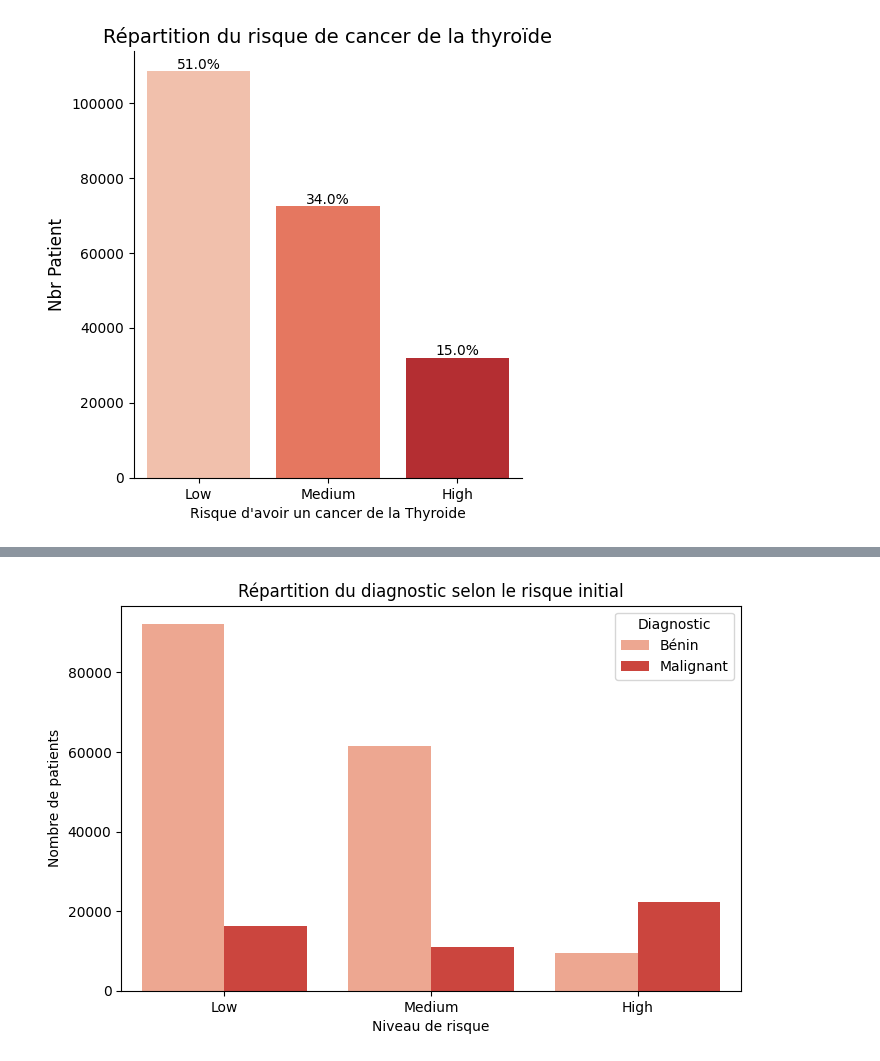
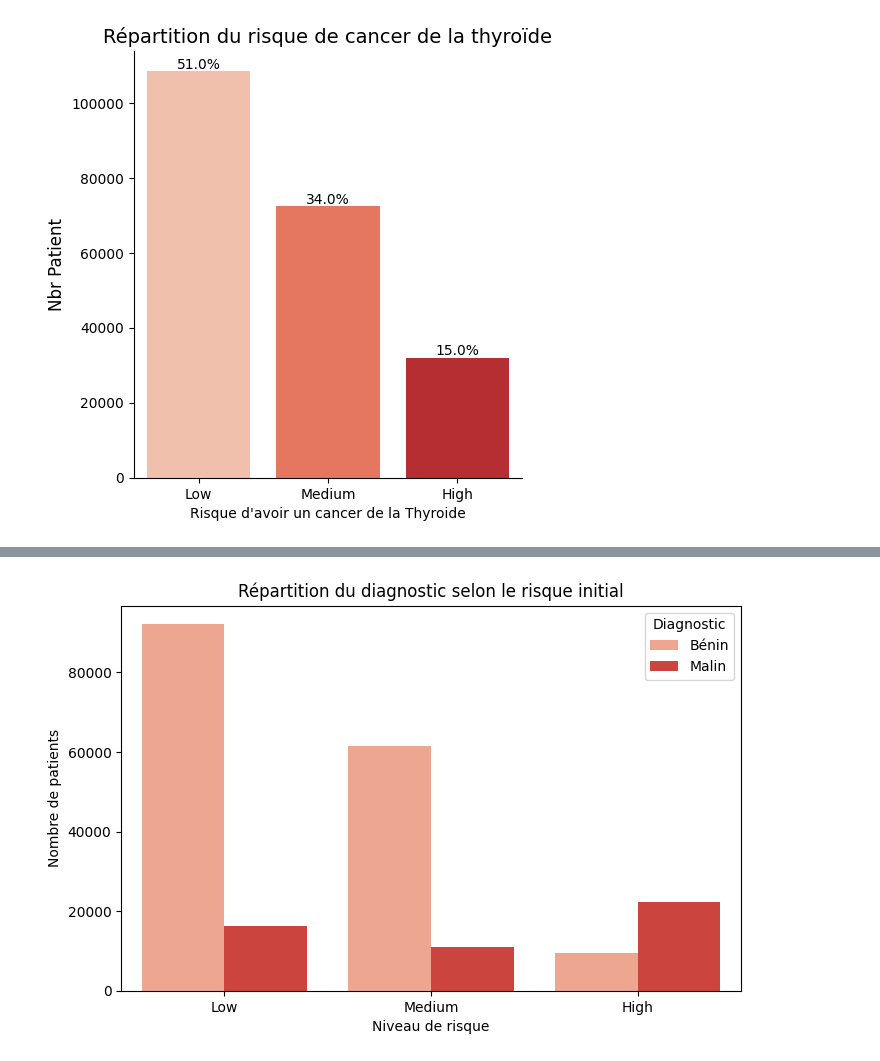
Before and after one commit to Death4Sword/ML_Cancer_Risk_Project, a Jupyter notebook: analyse_exploratoire.ipynb, the cells around one changed output, grey strips where cells are left out. Saved outputs shown, nothing was run; the diff lists cells and outputs as text; code cells hidden in the pictures.

```diff
--- a/analyse_exploratoire.ipynb
+++ b/analyse_exploratoire.ipynb
@@ -179,23 +205,0 @@ plt.show()
-# %%
-risk_factors = ['Family_History', 'Radiation_Exposure', 'Iodine_Deficiency',
-                'Smoking', 'Obesity', 'Diabetes']
-
-df['Risk_Factor_Count'] = (df[risk_factors] == 'Yes').sum(axis=1)
-
-
-plt.figure(figsize=(12, 6))
-sns.countplot(x='Risk_Factor_Count', hue='Diagnosis', data=df)
-plt.title('Nombre de Facteurs de Risque vs Diagnostic')
-plt.xlabel('Nombre de Facteurs de Risque')
-plt.ylabel('Nombre de Patients')
-
-for i in range(df['Risk_Factor_Count'].nunique()):
-    total = sum(df['Risk_Factor_Count'] == i)
-    for j, diagnosis in enumerate(['Benign', 'Malignant']):
-        count = sum((df['Risk_Factor_Count'] == i) & (df['Diagnosis'] == diagnosis))
-        if total > 0:
-            percentage = 100 * count / total
-            plt.text(i + j*0.4 - 0.2, count + 10, f'{percentage:.1f}%',
-                     ha='center', va='bottom')
-
-plt.show()
@@ -241,11 +206,11 @@ plt.show()
 # %%
 plt.figure(figsize=(8, 5))
 sns.countplot(x="Thyroid_Cancer_Risk", hue="Diagnosis", data=df, palette="Reds")
 
 plt.title("Répartition du diagnostic selon le risque initial")
 plt.xlabel("Niveau de risque")
 plt.ylabel("Nombre de patients")
-plt.legend(title="Diagnostic", labels=["Bénin", "Malignant"])
+plt.legend(title="Diagnostic", labels=["Bénin", "Malin"])
 plt.show()
 # %% [output]
-[figure, old version]
+[figure, new version]
```
Also changed, not shown: parts of 6 cells of this notebook, 1 other file.
